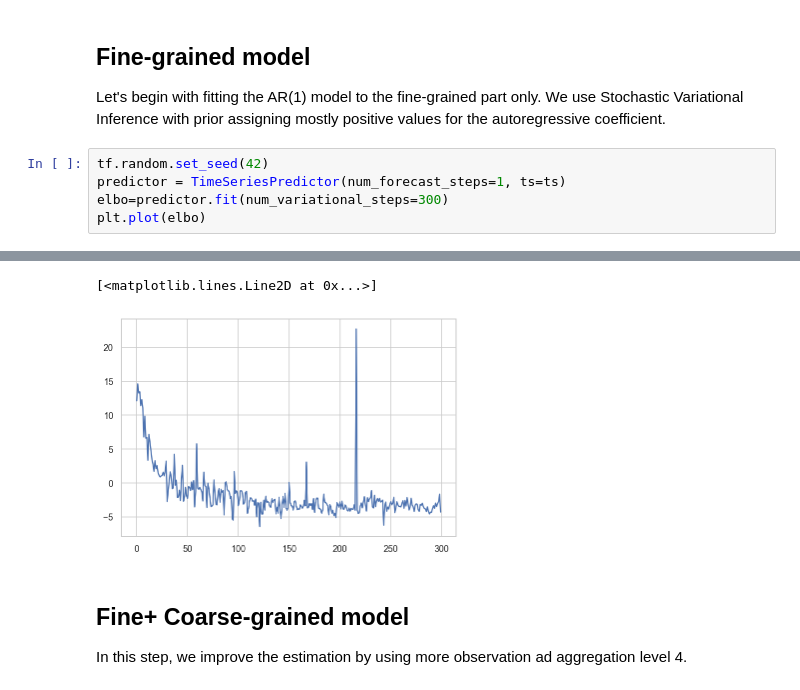
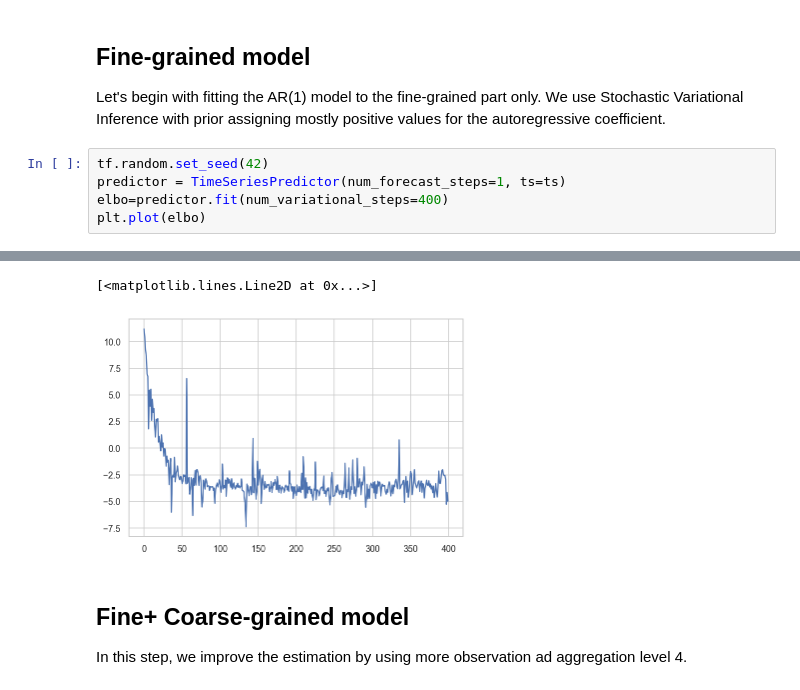
Before and after one commit to krzysztofrusek/Algae, a Jupyter notebook: python/Demo.ipynb, the cells around one changed output, grey strips where cells are left out. Cells and saved outputs as stored; diff of their text form.

```diff
--- a/python/Demo.ipynb
+++ b/python/Demo.ipynb
@@ -75,7 +75,7 @@ Let's begin with fitting the AR(1) model to the fine-grained part only. We use S
 # %%
 tf.random.set_seed(42)
 predictor = TimeSeriesPredictor(num_forecast_steps=1, ts=ts)
-elbo=predictor.fit(num_variational_steps=300)
+elbo=predictor.fit(num_variational_steps=400)
 plt.plot(elbo)
 # %% [output]
 Using mixin
@@ -83,5 +82,5 @@ WARNING:tensorflow:11 out of the last 11 calls to <function TimeSeriesPredictor.
 [<matplotlib.lines.Line2D at 0x...>]
-[figure, old version]
+[figure, new version]
 # %% [markdown]
 ## Fine+ Coarse-grained model
 In this step, we improve the estimation by using more observation ad aggregation level 4.
```
Also changed, not shown: parts of 4 cells of this notebook, 3 other files.
